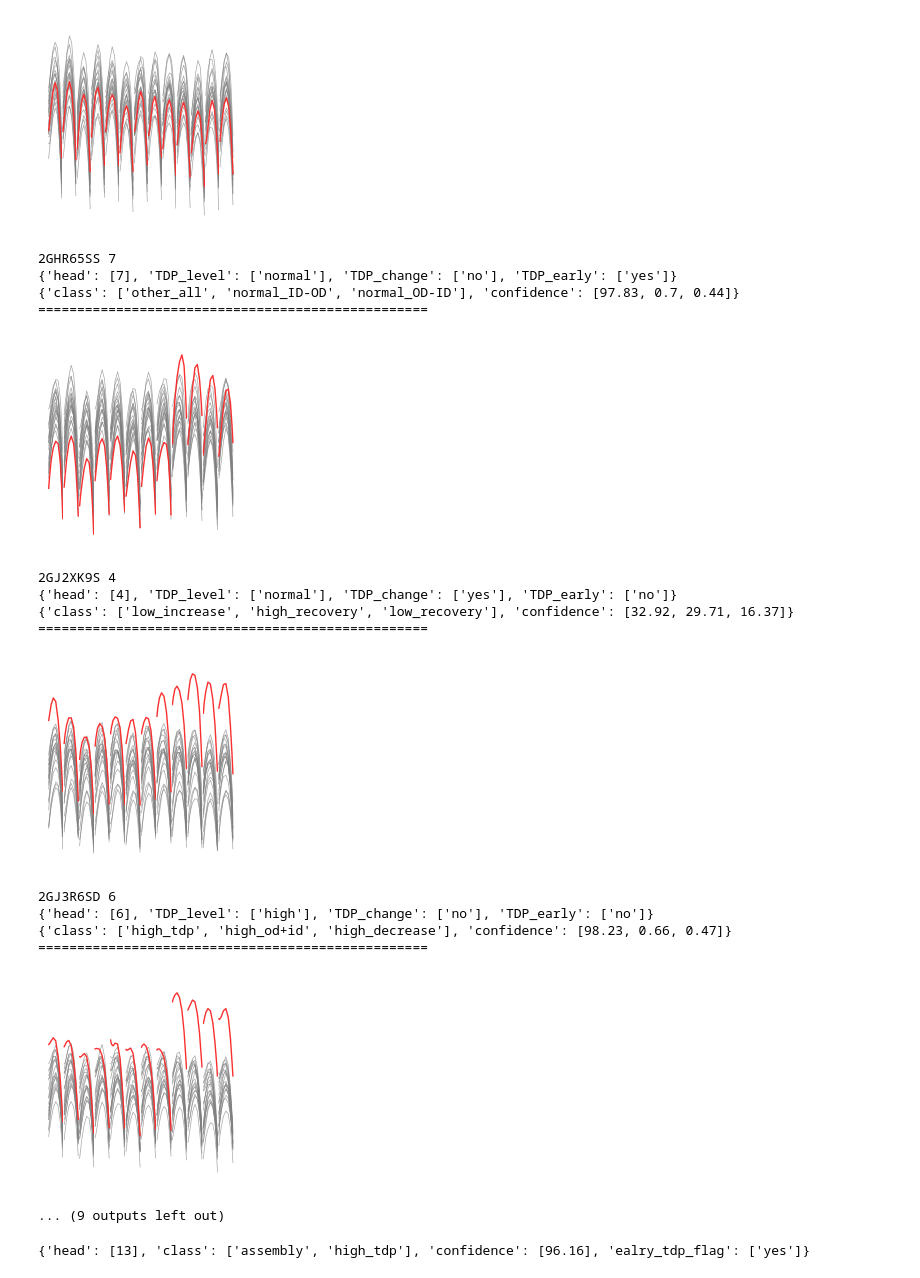
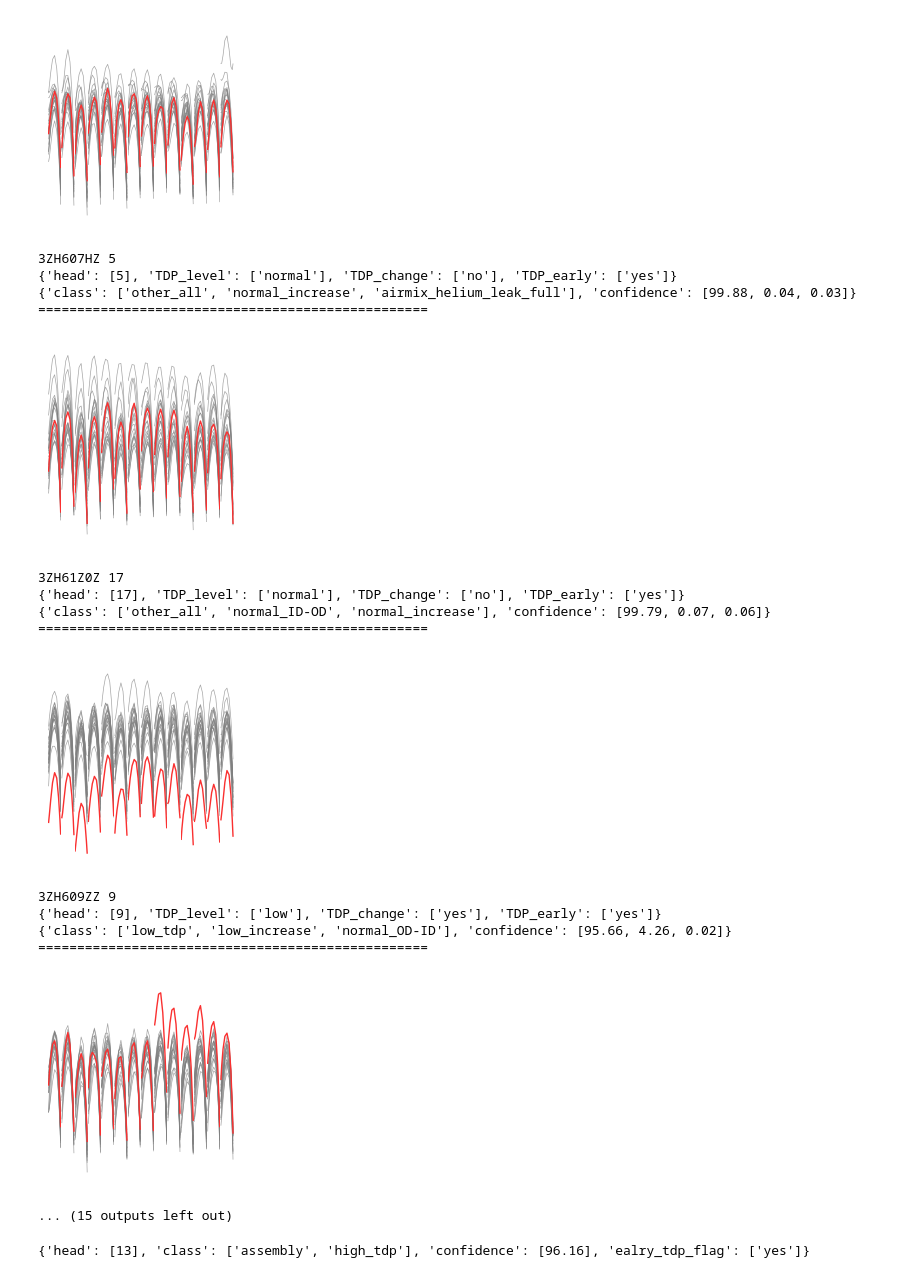
Before and after one commit to tongza331/temp_tdp_and_trainer, a Jupyter notebook: tdp_production/production_code/test_result.ipynb, the cells around one changed output. Drawn from its saved outputs; the diff is of its cells as text; code cells hidden in the pictures.

```diff
--- a/tdp_production/production_code/test_result.ipynb
+++ b/tdp_production/production_code/test_result.ipynb
@@ -39,7 +39,11 @@ V_list = [
     "ZGG0AABA",
 ]
 # %%
-model_path = r"C:\Users\1000303969\OneDrive - Western Digital\work\tdp classification\models\best_volo_d1_224.sail_in1k_all_v1_noNorm_no.pt"
+# model_path = r"C:\Users\1000303969\OneDrive - Western Digital\work\tdp classification\models\best_sequencer2d_m.in1k_all_v1_noNorm.pt"
 # model_path = r"C:\Users\1000303969\OneDrive - Western Digital\work\tdp classification\models\best_resnet18d_all_noNorm_kv1_fold3.pt"
+model_path = r"C:\Users\1000303969\OneDrive - Western Digital\work\tdp classification\models\models_cuda\best_sequencer2d_s.in1k_all_noNorm_kv1_cuda_fold3.pt"
+# model_path = r"C:\Users\1000303969\OneDrive - Western Digital\work\tdp classification\code\tdp_production\production_models\best_sequencer2d_s.in1k_normal_inc_dec_v1_noNorm_cuda.pt"
 predictor = CNN_Predictor(model_path=model_path)
 model = predictor.load_model()
+print(predictor.chpt['class_to_idx'])
+print(predictor.chpt["transform"])
@@ -46,22 +56,28 @@ model = predictor.load_model()
 # %%
 from PIL import Image
 
-# csv_path = r"C:\Users\1000303969\OneDrive - Western Digital\work\tdp classification\VL_TDP\6FPW\TDP_6FPW.csv"
+csv_path = r"C:\Users\1000303969\OneDrive - Western Digital\work\tdp classification\VL_TDP\6FPW\TDP_6FPW.csv"
 # csv_path = r"C:\Users\1000303969\OneDrive - Western Digital\work\tdp classification\VL_TDP\6FPR\TDP_6FPR.csv"
-csv_path = r"C:\Users\1000303969\OneDrive - Western Digital\work\tdp classification\VL_TDP\6FPV\TDP_6FPV_R_W.csv"
+# csv_path = r"C:\Users\1000303969\OneDrive - Western Digital\work\tdp classification\VL_TDP\6FPV\TDP_6FPV_R_W.csv"
+# hddsn = "2GHYLKTW"
+# csv_path = f"C:/Users/1000303969\OneDrive - Western Digital/work/tdp classification/VL_TDP/6FPV_v2/TDP_{hddsn}.csv"
+
+split_ec = True
 
 df = pd.read_csv(csv_path)
-# hddsn_list = df["hddsn"].unique()
-# ## sort hddsn_list
-# hddsn_list = sorted(hddsn_list)
 ec = df["pfcode"].unique()
 print(ec)
-if ("6FPR" in ec) and ("6FPV" not in ec):
-    hddsn_list = R_list
-elif "6FPW" in ec:
-    hddsn_list = W_list
+
+if split_ec:
+    if ("6FPR" in ec) and ("6FPV" not in ec):
+        hddsn_list = R_list
+    elif "6FPW" in ec:
+        hddsn_list = W_list
+    else:
+        hddsn_list = V_list
 else:
-    hddsn_list = V_list
+    print("not split ec")
+    hddsn_list = df["hddsn"].unique()
 
 for hddsn in hddsn_list:
     df_filter = df[df["hddsn"] == hddsn]
@@ -71,8 +87,6 @@ for hddsn in hddsn_list:
         tdp = TDP(df=df_filter, bad_head_list=[failure_head_list[fh_i]])
         fig = tdp.display()
         plt.show()
-        result = predictor.predict(model, fig)
-        fig2 = predictor.convert_to_arr(fig)
         result = predictor.predict(model, fig, is_path=False)
         obj = EARLY_TDP(df=df_filter, bad_head_list=[failure_head_list[fh_i]])
         symptom = obj.run()
@@ -80,7 +94,6 @@ for hddsn in hddsn_list:
         print(symptom)
         print(result)
         print("==================================================")
-
 
 # hddsn_filter = "3ZH5Z5XZ"
 # df_filter = df[df["hddsn"] == hddsn_filter]
@@ -113,21 +126,21 @@ for hddsn in hddsn_list:
 ==================================================
-[figure, old version]
+[figure, new version]
-2GHR65SS 7
-{'head': [7], 'TDP_level': ['normal'], 'TDP_change': ['no'], 'TDP_early': ['yes']}
-{'class': ['other_all', 'normal_ID-OD', 'normal_OD-ID'], 'confidence': [97.83, 0.7, 0.44]}
+3ZH607HZ 5
+{'head': [5], 'TDP_level': ['normal'], 'TDP_change': ['no'], 'TDP_early': ['yes']}
+{'class': ['other_all', 'normal_increase', 'airmix_helium_leak_full'], 'confidence': [99.88, 0.04, 0.03]}
 ==================================================
-[figure, old version]
+[figure, new version]
-2GJ2XK9S 4
-{'head': [4], 'TDP_level': ['normal'], 'TDP_change': ['yes'], 'TDP_early': ['no']}
-{'class': ['low_increase', 'high_recovery', 'low_recovery'], 'confidence': [32.92, 29.71, 16.37]}
+3ZH61Z0Z 17
+{'head': [17], 'TDP_level': ['normal'], 'TDP_change': ['no'], 'TDP_early': ['yes']}
+{'class': ['other_all', 'normal_ID-OD', 'normal_increase'], 'confidence': [99.79, 0.07, 0.06]}
 ==================================================
-[figure, old version]
+[figure, new version]
-2GJ3R6SD 6
-{'head': [6], 'TDP_level': ['high'], 'TDP_change': ['no'], 'TDP_early': ['no']}
-{'class': ['high_tdp', 'high_od+id', 'high_decrease'], 'confidence': [98.23, 0.66, 0.47]}
+3ZH609ZZ 9
+{'head': [9], 'TDP_level': ['low'], 'TDP_change': ['yes'], 'TDP_early': ['yes']}
+{'class': ['low_tdp', 'low_increase', 'normal_OD-ID'], 'confidence': [95.66, 4.26, 0.02]}
 ==================================================
-[figure, old version]
+[figure, new version]
-... (9 outputs left out)
+... (15 outputs left out)
 # %%
 test_dict = {
         'high_tdp': 51.25,
```
Also changed, not shown: parts of 3 cells of this notebook, 7 other files.
